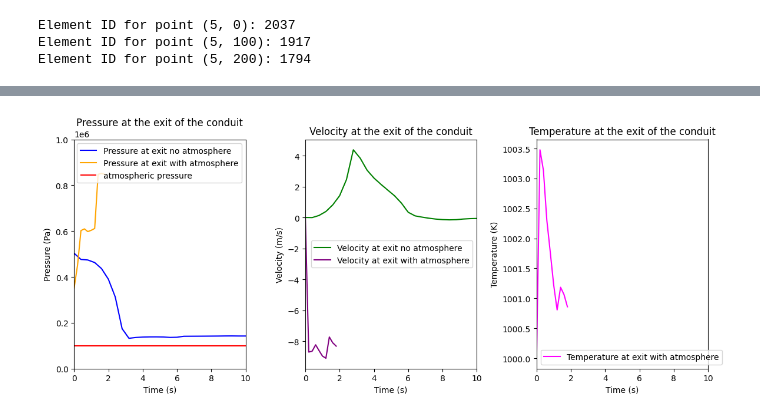
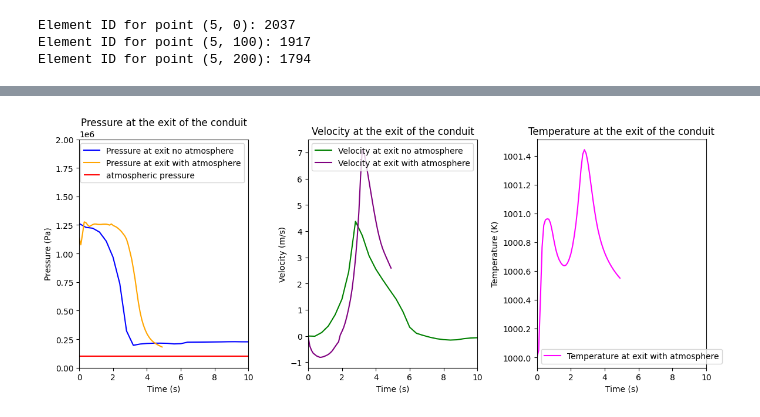
Before and after one commit to paxtonsc/volcano-sims, a Jupyter notebook: notebooks/2025.06.02.experiments.ipynb, the cells around one changed output, grey strips where cells are left out. Cells and saved outputs as stored; diff of their text form; code cells hidden in the pictures.

```diff
--- a/notebooks/2025.06.02.experiments.ipynb
+++ b/notebooks/2025.06.02.experiments.ipynb
@@ -417,11 +459,11 @@ Melt is at around 1000k while the atmosphere is at around 300k. Let's reducing t
 # %%
-file_name = "short_plug_v18"
-solver_func = get_local_solver_from_index_func(folder_name, file_name, compute_temp=True)
-t_atm, p_atm, u_atm, temp_atm = get_quantities_at_conduit_exit(solver_func, iterations=10)
+file_name = "short_plug_v19"
+solver_func = get_local_solver_from_index_func(folder_name, file_name)
+t_atm, p_atm, u_atm, temp_atm = get_quantities_at_conduit_exit(solver_func, iterations=50, compute_temp=True, conduit_index=-5)
 
 file_name = "short_plug_v12"
 solver_func = get_local_solver_from_index_func(folder_name, file_name)
-t_original, p_original, u_original, _ = get_quantities_at_conduit_exit(solver_func, iterations=50)
+t_original, p_original, u_original, _ = get_quantities_at_conduit_exit(solver_func, iterations=50, conduit_index=-2)
 # %%
 import matplotlib.pyplot as plt
 import numpy as np
@@ -439,32 +481,32 @@ ax1.plot(t_atm, p_atm, label="Pressure at exit with atmosphere", color="orange")
 ax1.hlines(y=1e5, xmin=0, xmax=20, color="red", label="atmospheric pressure")
 ax1.set_xlabel("Time (s)")
 ax1.set_ylabel("Pressure (Pa)")
 ax1.set_title("Pressure at the exit of the conduit")
 ax1.set_xlim(0, 10)
-ax1.set_ylim(0, 10e5)
+ax1.set_ylim(0, 2e6)
 ax1.legend()
 
 # Second plot (identical)
 ax2.plot(t_original, u_original, label="Velocity at exit no atmosphere", color="green")
 ax2.plot(t_atm, u_atm, label="Velocity at exit with atmosphere", color="purple")
 ax2.set_xlabel("Time (s)")
 ax2.set_ylabel("Velocity (m/s)")
 ax2.set_title("Velocity at the exit of the conduit")
 ax2.set_xlim(0, 10)
 ax2.legend()
 
 # Third plot (identical)
 ax3.plot(t_atm, temp_atm, label="Temperature at exit with atmosphere", color="magenta")
 ax3.set_xlabel("Time (s)")
 ax3.set_ylabel("Temperature (K)")
 ax3.set_title("Temperature at the exit of the conduit")
 ax3.set_xlim(0, 10)
 ax3.legend()
 
 # Adjust layout to prevent overlap
 plt.tight_layout()
 
 # Show the plot
 plt.show()
 # %% [output]
-[figure, old version]
+[figure, new version]
```
Also changed, not shown: parts of 11 cells of this notebook, 6 other files.
